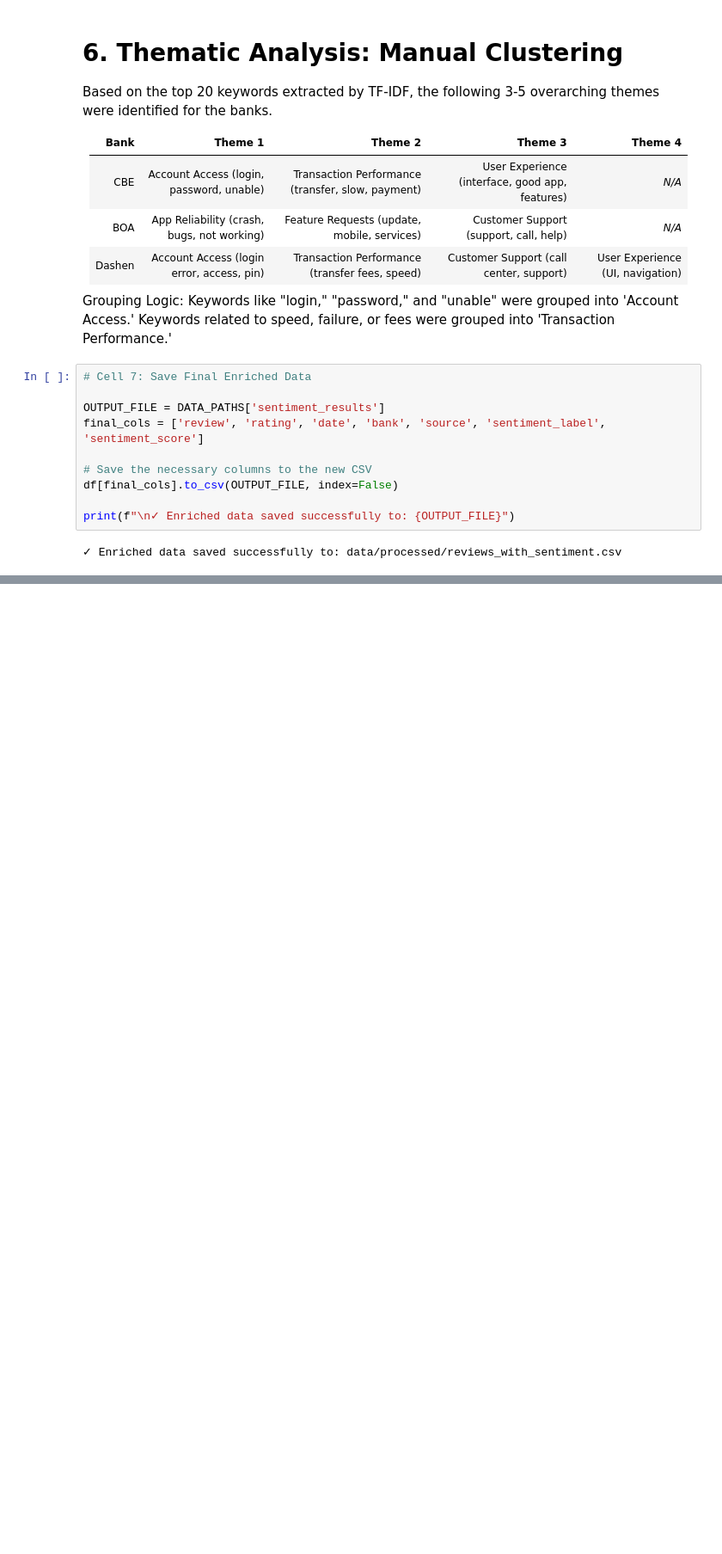
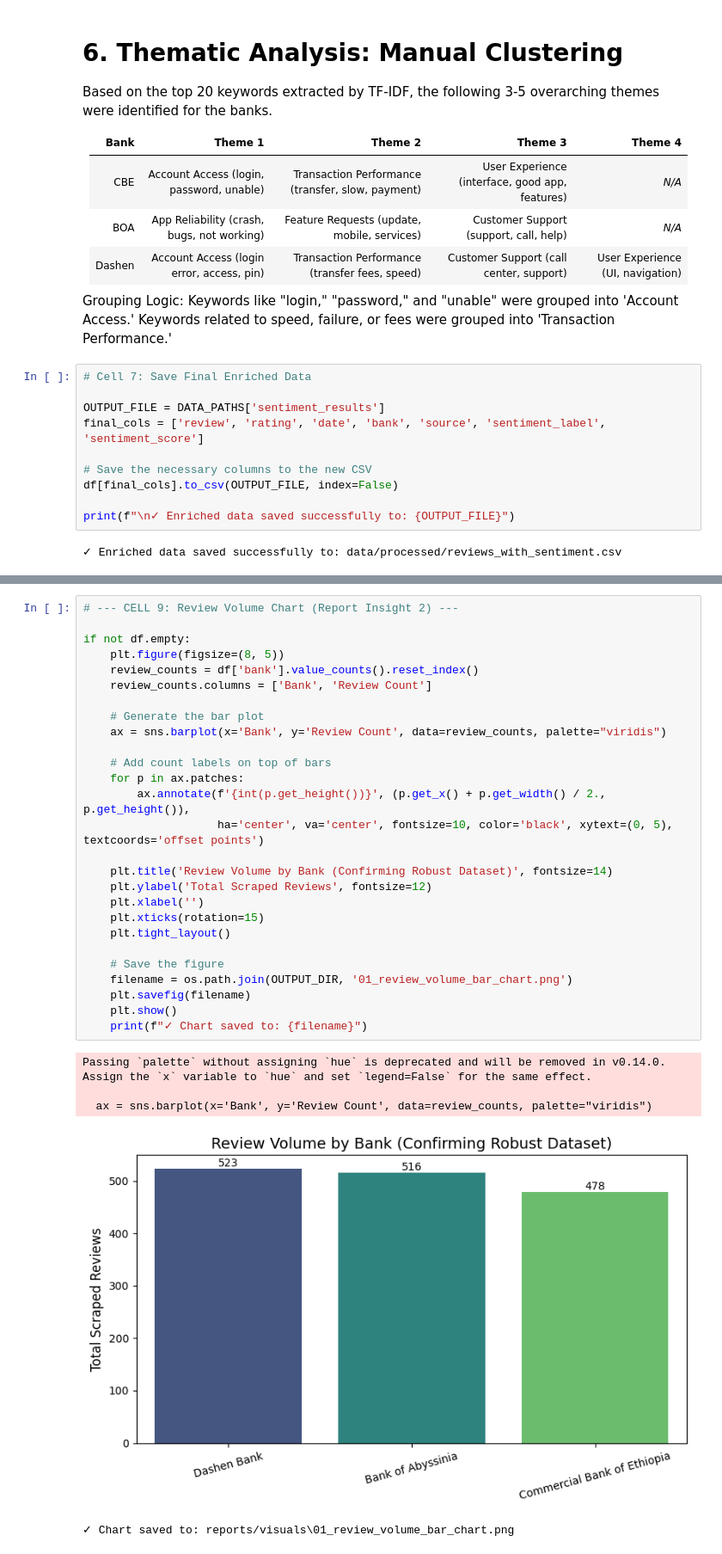
Before and after one commit to rufta-g20/bank_review_analysis, a Jupyter notebook: analysis_and_themes.ipynb, the cells around one changed output, grey strips where cells are left out. Shown at 86% size. Cells and saved outputs as stored; diff of their text form; blank space fills up the shorter version.

Commit message:
updated notebook file to include visualization

```diff
--- a/analysis_and_themes.ipynb
+++ b/analysis_and_themes.ipynb
@@ -215,0 +257,33 @@ print(f"\n✓ Enriched data saved successfully to: {OUTPUT_FILE}")
+# %%
+# --- CELL 9: Review Volume Chart (Report Insight 2) ---
+
+if not df.empty:
+    plt.figure(figsize=(8, 5))
+    review_counts = df['bank'].value_counts().reset_index()
+    review_counts.columns = ['Bank', 'Review Count']
+
+    # Generate the bar plot
+    ax = sns.barplot(x='Bank', y='Review Count', data=review_counts, palette="viridis")
+
+    # Add count labels on top of bars
+    for p in ax.patches:
+        ax.annotate(f'{int(p.get_height())}', (p.get_x() + p.get_width() / 2., p.get_height()),
+                    ha='center', va='center', fontsize=10, color='black', xytext=(0, 5), textcoords='offset points')
+
+    plt.title('Review Volume by Bank (Confirming Robust Dataset)', fontsize=14)
+    plt.ylabel('Total Scraped Reviews', fontsize=12)
+    plt.xlabel('')
+    plt.xticks(rotation=15)
+    plt.tight_layout()
+
+    # Save the figure
+    filename = os.path.join(OUTPUT_DIR, '01_review_volume_bar_chart.png')
+    plt.savefig(filename)
+    plt.show()
+    print(f"✓ Chart saved to: {filename}")
+# %% [output]
+Passing `palette` without assigning `hue` is deprecated and will be removed in v0.14.0. Assign the `x` variable to `hue` and set `legend=False` for the same effect.
+
+  ax = sns.barplot(x='Bank', y='Review Count', data=review_counts, palette="viridis")
+[figure, added]
+✓ Chart saved to: reports/visuals\01_review_volume_bar_chart.png
```
Also changed, not shown: parts of 4 cells of this notebook.
